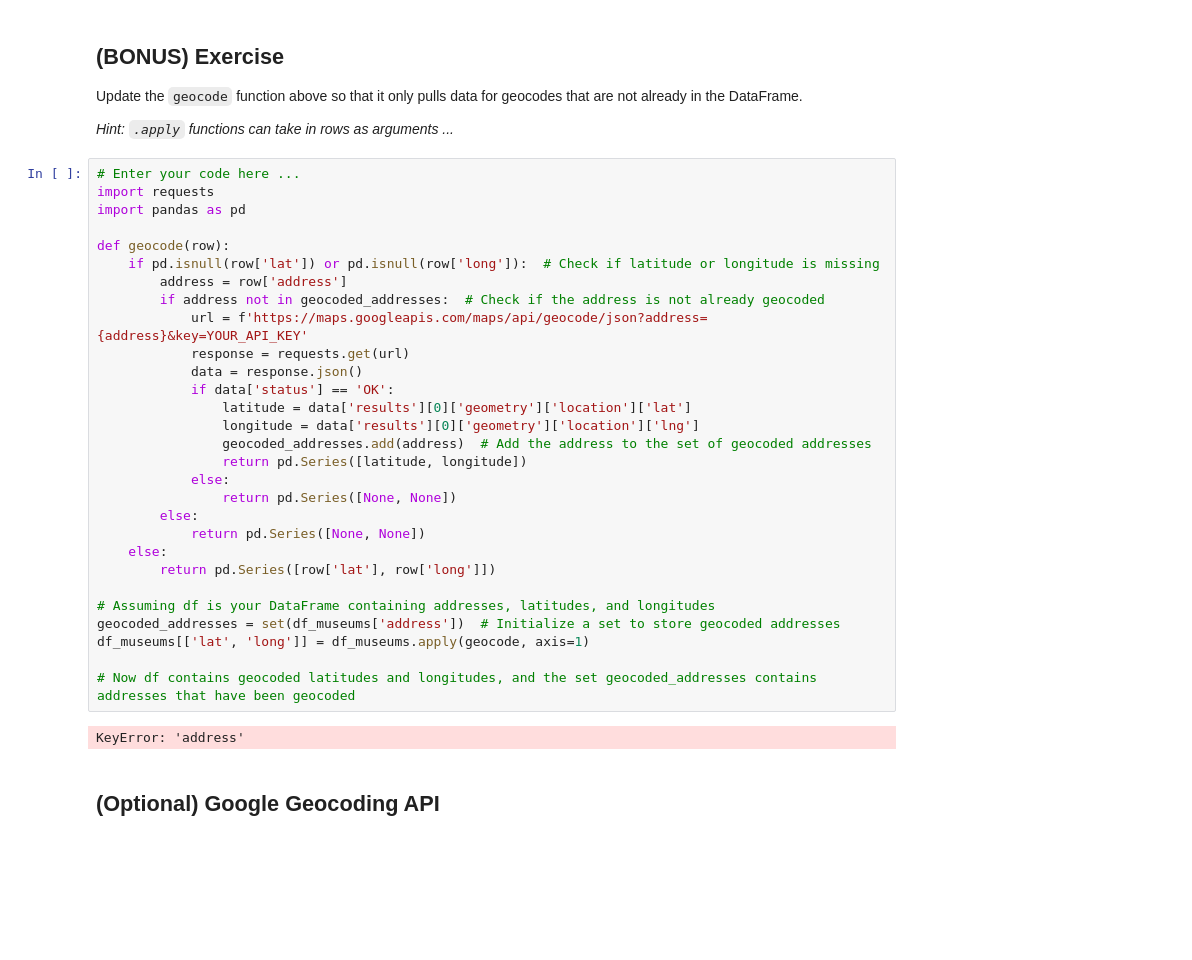
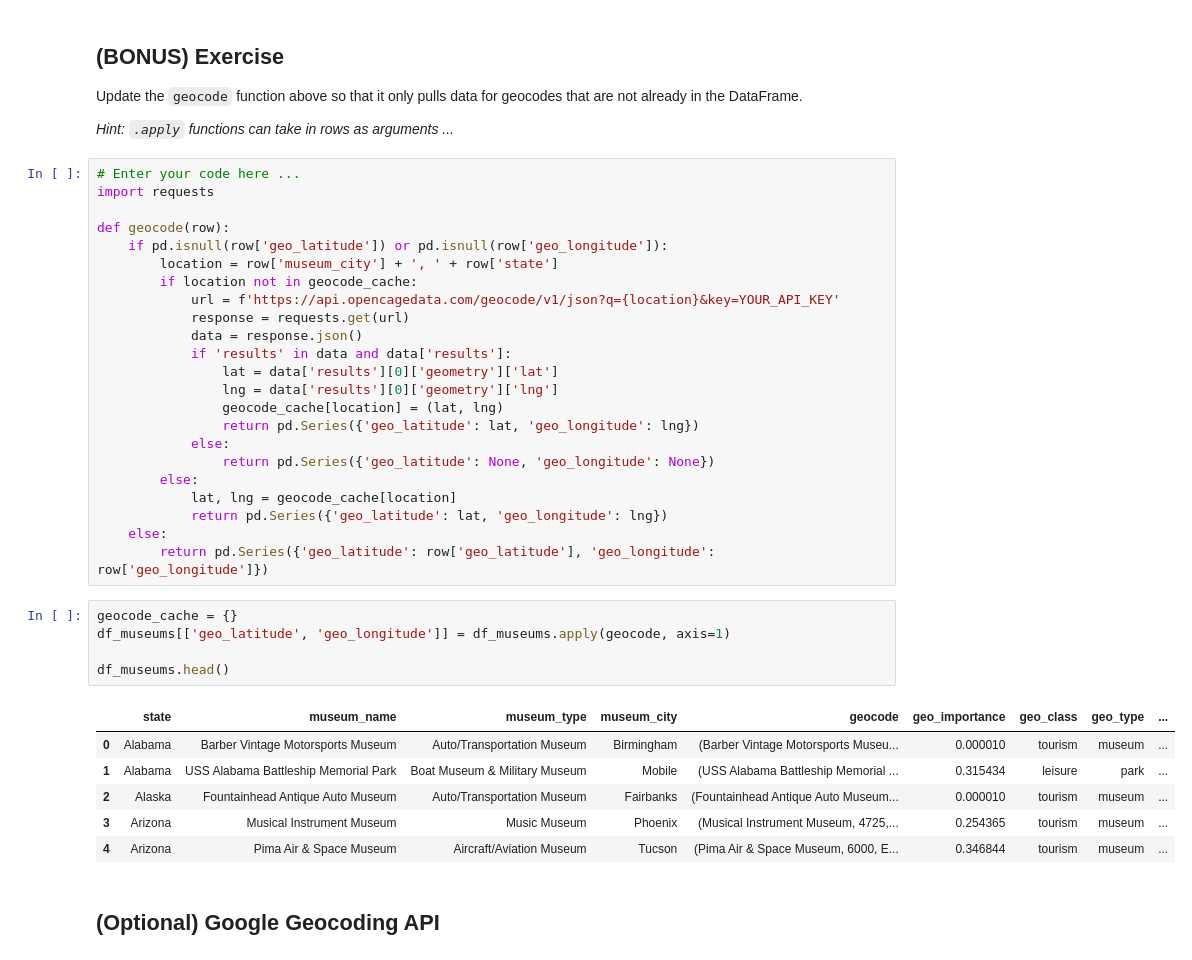
Before and after one commit to Varsha5502/Gitstuff, a Jupyter notebook: Lab 6/lab_06-1.ipynb, the cells around one changed output. Saved outputs shown, nothing was run; the diff lists cells and outputs as text; blank space fills up the shorter version.

```diff
--- a/Lab 6/lab_06-1.ipynb
+++ b/Lab 6/lab_06-1.ipynb
@@ -733,34 +717,38 @@ Update the `geocode` function above so that it only pulls data for geocodes that
 # %%
 # Enter your code here ...
 import requests
-import pandas as pd
 
 def geocode(row):
-    if pd.isnull(row['lat']) or pd.isnull(row['long']):  # Check if latitude or longitude is missing
-        address = row['address']
-        if address not in geocoded_addresses:  # Check if the address is not already geocoded
-            url = f'https://maps.googleapis.com/maps/api/geocode/json?address={address}&key=YOUR_API_KEY'
+    if pd.isnull(row['geo_latitude']) or pd.isnull(row['geo_longitude']):
+        location = row['museum_city'] + ', ' + row['state']
+        if location not in geocode_cache:
+            url = f'https://api.opencagedata.com/geocode/v1/json?q={location}&key=YOUR_API_KEY'
             response = requests.get(url)
             data = response.json()
-            if data['status'] == 'OK':
-                latitude = data['results'][0]['geometry']['location']['lat']
-                longitude = data['results'][0]['geometry']['location']['lng']
-                geocoded_addresses.add(address)  # Add the address to the set of geocoded addresses
-                return pd.Series([latitude, longitude])
+            if 'results' in data and data['results']:
+                lat = data['results'][0]['geometry']['lat']
+                lng = data['results'][0]['geometry']['lng']
+                geocode_cache[location] = (lat, lng)
+                return pd.Series({'geo_latitude': lat, 'geo_longitude': lng})
             else:
-                return pd.Series([None, None])
+                return pd.Series({'geo_latitude': None, 'geo_longitude': None})
         else:
-            return pd.Series([None, None])
+            lat, lng = geocode_cache[location]
+            return pd.Series({'geo_latitude': lat, 'geo_longitude': lng})
     else:
-        return pd.Series([row['lat'], row['long']])
-
-# Assuming df is your DataFrame containing addresses, latitudes, and longitudes
-geocoded_addresses = set(df_museums['address'])  # Initialize a set to store geocoded addresses
-df_museums[['lat', 'long']] = df_museums.apply(geocode, axis=1)
-
-# Now df contains geocoded latitudes and longitudes, and the set geocoded_addresses contains addresses that have been geocoded
+        return pd.Series({'geo_latitude': row['geo_latitude'], 'geo_longitude': row['geo_longitude']})
-# %% [output]
-KeyError: 'address'
+# %%
+geocode_cache = {}
+df_museums[['geo_latitude', 'geo_longitude']] = df_museums.apply(geocode, axis=1)
+
+df_museums.head()
+# %% [output]
+|  | state | museum_name | museum_type | museum_city | geocode | geo_importance | geo_class | geo_type | ... |
+| 0 | Alabama | Barber Vintage Motorsports Museum | Auto/Transportation Museum | Birmingham | (Barber Vintage Motorsports Museu... | 0.000010 | tourism | museum | ... |
+| 1 | Alabama | USS Alabama Battleship Memorial Park | Boat Museum & Military Museum | Mobile | (USS Alabama Battleship Memorial ... | 0.315434 | leisure | park | ... |
+| 2 | Alaska | Fountainhead Antique Auto Museum | Auto/Transportation Museum | Fairbanks | (Fountainhead Antique Auto Museum... | 0.000010 | tourism | museum | ... |
+| 3 | Arizona | Musical Instrument Museum | Music Museum | Phoenix | (Musical Instrument Museum, 4725,... | 0.254365 | tourism | museum | ... |
+| 4 | Arizona | Pima Air & Space Museum | Aircraft/Aviation Museum | Tucson | (Pima Air & Space Museum, 6000, E... | 0.346844 | tourism | museum | ... |
 # %% [markdown]
 ## (Optional) Google Geocoding API
 # %% [markdown]
```
Also changed, not shown: parts of 4 cells of this notebook, 1 other file.
